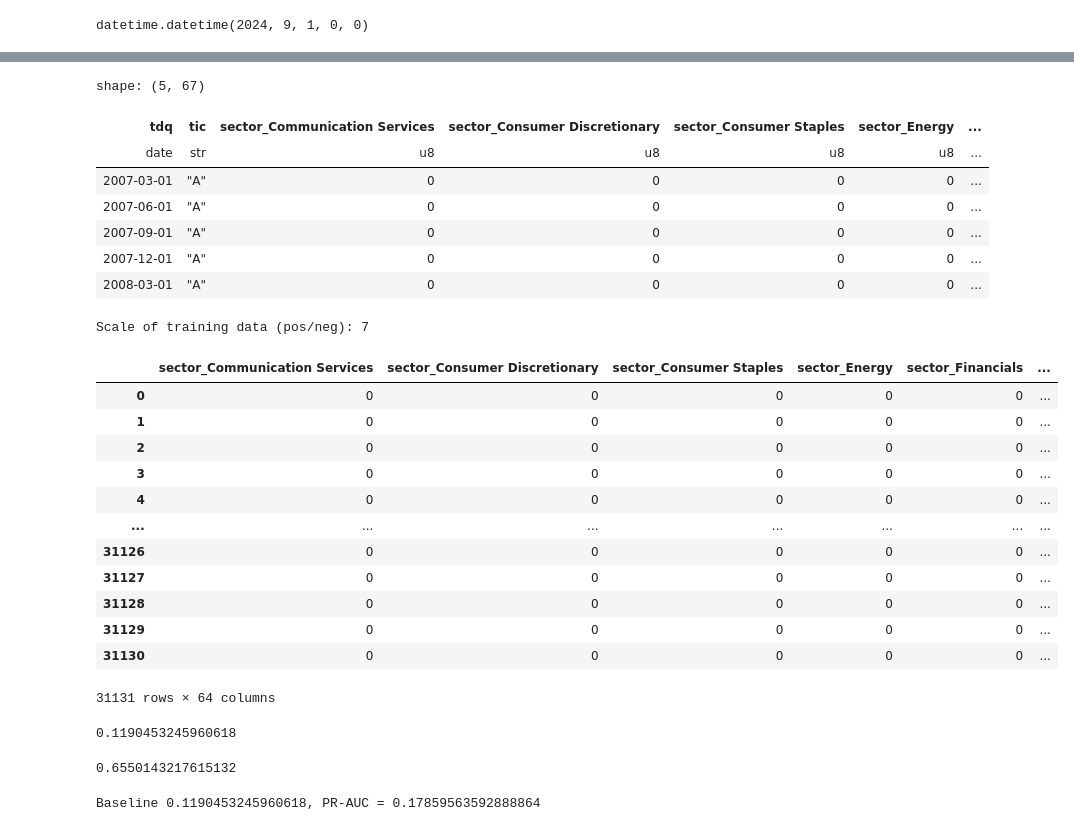
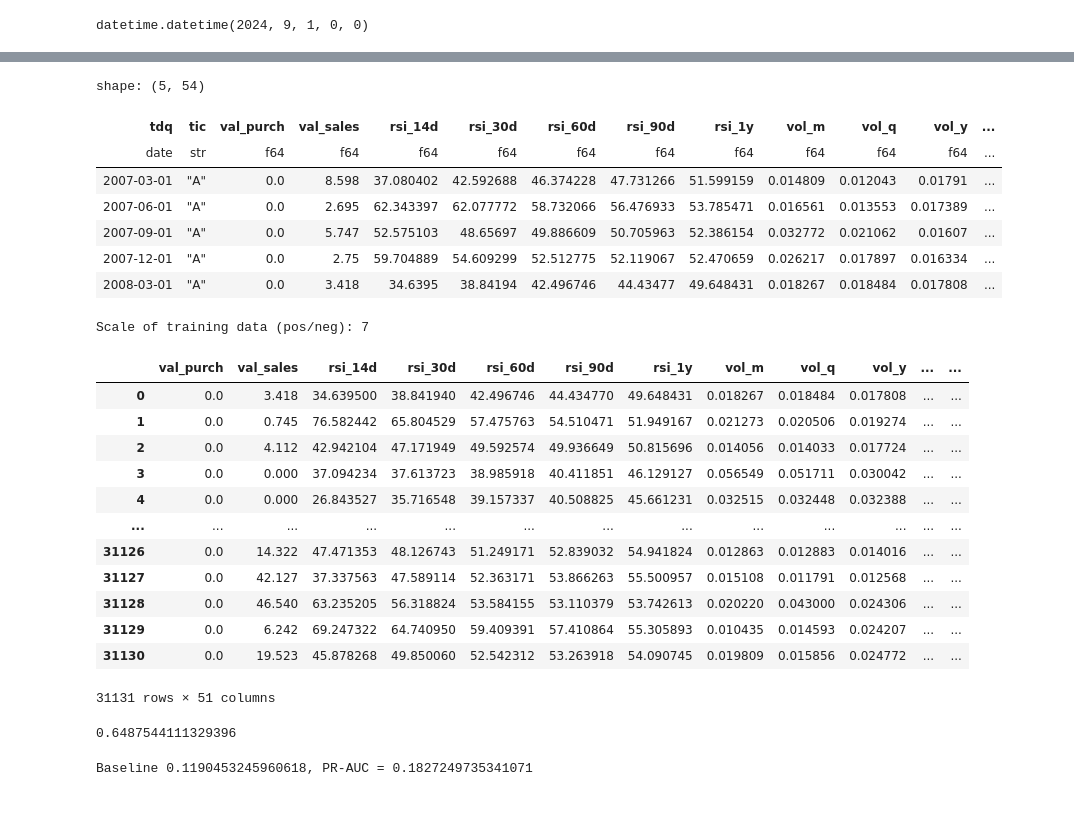
Before and after one commit to francisco3511/stocksense, a Jupyter notebook: notebooks/modeling.ipynb, the cells around one changed output, grey strips where cells are left out. Cells and saved outputs as stored; diff of their text form; code cells hidden in the pictures.

```diff
--- a/notebooks/modeling.ipynb
+++ b/notebooks/modeling.ipynb
@@ -48,7 +49,7 @@ last_trade_date
 # %% [output]
 datetime.datetime(2024, 9, 1, 0, 0)
 # %%
-data = pl.read_csv("../data/1_work_data/processed/proc_2024-10-17.csv", try_parse_dates=True)
+data = pl.read_csv("../data/1_work_data/processed/proc_2024-10-18.csv", try_parse_dates=True)
 data.head()
 # %% [output]
 shape: (5, 60)
@@ -66,15 +67,15 @@ data = data.filter(~pl.all_horizontal(pl.col(target_col).is_null()))
 data = data.to_dummies(columns=['sector'])
 
 # filter cols
-aux_cols = ['datadate', 'rdq', 'sector', 'adj_fperf']
+aux_cols = ['datadate', 'rdq', 'sector'] + [t for t in get_config('model')['targets'] if t != target_col]
 data = data.select([c for c in data.columns if c not in aux_cols])
 data.head()
 # %% [output]
-shape: (5, 67)
+shape: (5, 54)
-| tdq | tic | sector_Communication Services | sector_Consumer Discretionary | sector_Consumer Staples | sector_Energy | ... |
-| date | str | u8 | u8 | u8 | u8 | ... |
-| 2007-03-01 | "A" | 0 | 0 | 0 | 0 | ... |
-| 2007-06-01 | "A" | 0 | 0 | 0 | 0 | ... |
-| 2007-09-01 | "A" | 0 | 0 | 0 | 0 | ... |
-| 2007-12-01 | "A" | 0 | 0 | 0 | 0 | ... |
-| 2008-03-01 | "A" | 0 | 0 | 0 | 0 | ... |
+| tdq | tic | val_purch | val_sales | rsi_14d | rsi_30d | rsi_60d | rsi_90d | rsi_1y | vol_m | vol_q | vol_y | ... |
+| date | str | f64 | f64 | f64 | f64 | f64 | f64 | f64 | f64 | f64 | f64 | ... |
+| 2007-03-01 | "A" | 0.0 | 8.598 | 37.080402 | 42.592688 | 46.374228 | 47.731266 | 51.599159 | 0.014809 | 0.012043 | 0.01791 | ... |
+| 2007-06-01 | "A" | 0.0 | 2.695 | 62.343397 | 62.077772 | 58.732066 | 56.476933 | 53.785471 | 0.016561 | 0.013553 | 0.017389 | ... |
+| 2007-09-01 | "A" | 0.0 | 5.747 | 52.575103 | 48.65697 | 49.886609 | 50.705963 | 52.386154 | 0.032772 | 0.021062 | 0.01607 | ... |
+| 2007-12-01 | "A" | 0.0 | 2.75 | 59.704889 | 54.609299 | 52.512775 | 52.119067 | 52.470659 | 0.026217 | 0.017897 | 0.016334 | ... |
+| 2008-03-01 | "A" | 0.0 | 3.418 | 34.6395 | 38.84194 | 42.496746 | 44.43477 | 49.648431 | 0.018267 | 0.018484 | 0.017808 | ... |
@@ -81,54 +101,53 @@ shape: (5, 67)
 # %%
 train = data.filter(
     (pl.col('tdq').dt.year() > 2007) &
-    (pl.col('tdq').dt.year() <= 2020)
+    (pl.col('tdq').dt.year() < 2021)
 )
 val = data.filter(
-    (pl.col('tdq').dt.year() > 2020) &
-    (pl.col('tdq').dt.year() < 2023)
-)
-scale = int(
-    len(train.filter(pl.col(target_col) == 0)) /
-    len(train.filter(pl.col(target_col) == 1))
+    (pl.col('tdq').dt.year() >= 2021) &
+    (pl.col('tdq').dt.year() <= 2023)
 )
 
-print(f"Scale of training data (pos/neg): {scale}")
+
+def get_scale():
+    scale = int(
+        len(train.filter(pl.col(target_col) == 0)) /
+        len(train.filter(pl.col(target_col) == 1))
+    )
+
+    print(f"Scale of training data (pos/neg): {scale}")
+    return scale
+
+scale = get_scale()
 
 X_train = train.select(pl.exclude(['tic', target_col, date_col])).to_pandas()
 y_train = train.select(target_col).to_pandas().values.ravel()
 X_val = val.select(pl.exclude(['tic', target_col, date_col])).to_pandas()
 y_val = val.select(target_col).to_pandas().values.ravel()
 
 X_train
 # %% [output]
 Scale of training data (pos/neg): 7
-|  | sector_Communication Services | sector_Consumer Discretionary | sector_Consumer Staples | sector_Energy | sector_Financials | ... |
-| 0 | 0 | 0 | 0 | 0 | 0 | ... |
-| 1 | 0 | 0 | 0 | 0 | 0 | ... |
-| 2 | 0 | 0 | 0 | 0 | 0 | ... |
-| 3 | 0 | 0 | 0 | 0 | 0 | ... |
-| 4 | 0 | 0 | 0 | 0 | 0 | ... |
-| ... | ... | ... | ... | ... | ... | ... |
-| 31126 | 0 | 0 | 0 | 0 | 0 | ... |
-| 31127 | 0 | 0 | 0 | 0 | 0 | ... |
-| 31128 | 0 | 0 | 0 | 0 | 0 | ... |
-| 31129 | 0 | 0 | 0 | 0 | 0 | ... |
-| 31130 | 0 | 0 | 0 | 0 | 0 | ... |
+|  | val_purch | val_sales | rsi_14d | rsi_30d | rsi_60d | rsi_90d | rsi_1y | vol_m | vol_q | vol_y | ... | ... |
+| 0 | 0.0 | 3.418 | 34.639500 | 38.841940 | 42.496746 | 44.434770 | 49.648431 | 0.018267 | 0.018484 | 0.017808 | ... | ... |
+| 1 | 0.0 | 0.745 | 76.582442 | 65.804529 | 57.475763 | 54.510471 | 51.949167 | 0.021273 | 0.020506 | 0.019274 | ... | ... |
+| 2 | 0.0 | 4.112 | 42.942104 | 47.171949 | 49.592574 | 49.936649 | 50.815696 | 0.014056 | 0.014033 | 0.017724 | ... | ... |
+| 3 | 0.0 | 0.000 | 37.094234 | 37.613723 | 38.985918 | 40.411851 | 46.129127 | 0.056549 | 0.051711 | 0.030042 | ... | ... |
+| 4 | 0.0 | 0.000 | 26.843527 | 35.716548 | 39.157337 | 40.508825 | 45.661231 | 0.032515 | 0.032448 | 0.032388 | ... | ... |
+| ... | ... | ... | ... | ... | ... | ... | ... | ... | ... | ... | ... | ... |
+| 31126 | 0.0 | 14.322 | 47.471353 | 48.126743 | 51.249171 | 52.839032 | 54.941824 | 0.012863 | 0.012883 | 0.014016 | ... | ... |
+| 31127 | 0.0 | 42.127 | 37.337563 | 47.589114 | 52.363171 | 53.866263 | 55.500957 | 0.015108 | 0.011791 | 0.012568 | ... | ... |
+| 31128 | 0.0 | 46.540 | 63.235205 | 56.318824 | 53.584155 | 53.110379 | 53.742613 | 0.020220 | 0.043000 | 0.024306 | ... | ... |
+| 31129 | 0.0 | 6.242 | 69.247322 | 64.740950 | 59.409391 | 57.410864 | 55.305893 | 0.010435 | 0.014593 | 0.024207 | ... | ... |
+| 31130 | 0.0 | 19.523 | 45.878268 | 49.850060 | 52.542312 | 53.263918 | 54.090745 | 0.019809 | 0.015856 | 0.024772 | ... | ... |
-31131 rows × 64 columns
+31131 rows × 51 columns
-# %%
-float(
-    len(train.filter(pl.col(target_col) == 1)) /
-    len(train)
-)
-# %% [output]
-0.1190453245960618
 # %%
 model = XGBoostModel(scale=scale)
 model.train(X_train, y_train)
 perf = model.evaluate(X_val, y_val)['roc_auc']
 perf
 # %% [output]
-0.6550143217615132
+0.6487544111329396
 # %%
 # pr auc analysis
 baseline = float(
@@ -141,7 +160,7 @@ pr_auc
 
 print(f"Baseline {baseline}, PR-AUC = {pr_auc}")
 # %% [output]
-Baseline 0.1190453245960618, PR-AUC = 0.17859563592888864
+Baseline 0.1190453245960618, PR-AUC = 0.1827249735341071
 # %%
 model.get_importance("gain")
 # %% [output]
```
Also changed, not shown: parts of 7 cells of this notebook, 7 other files.
